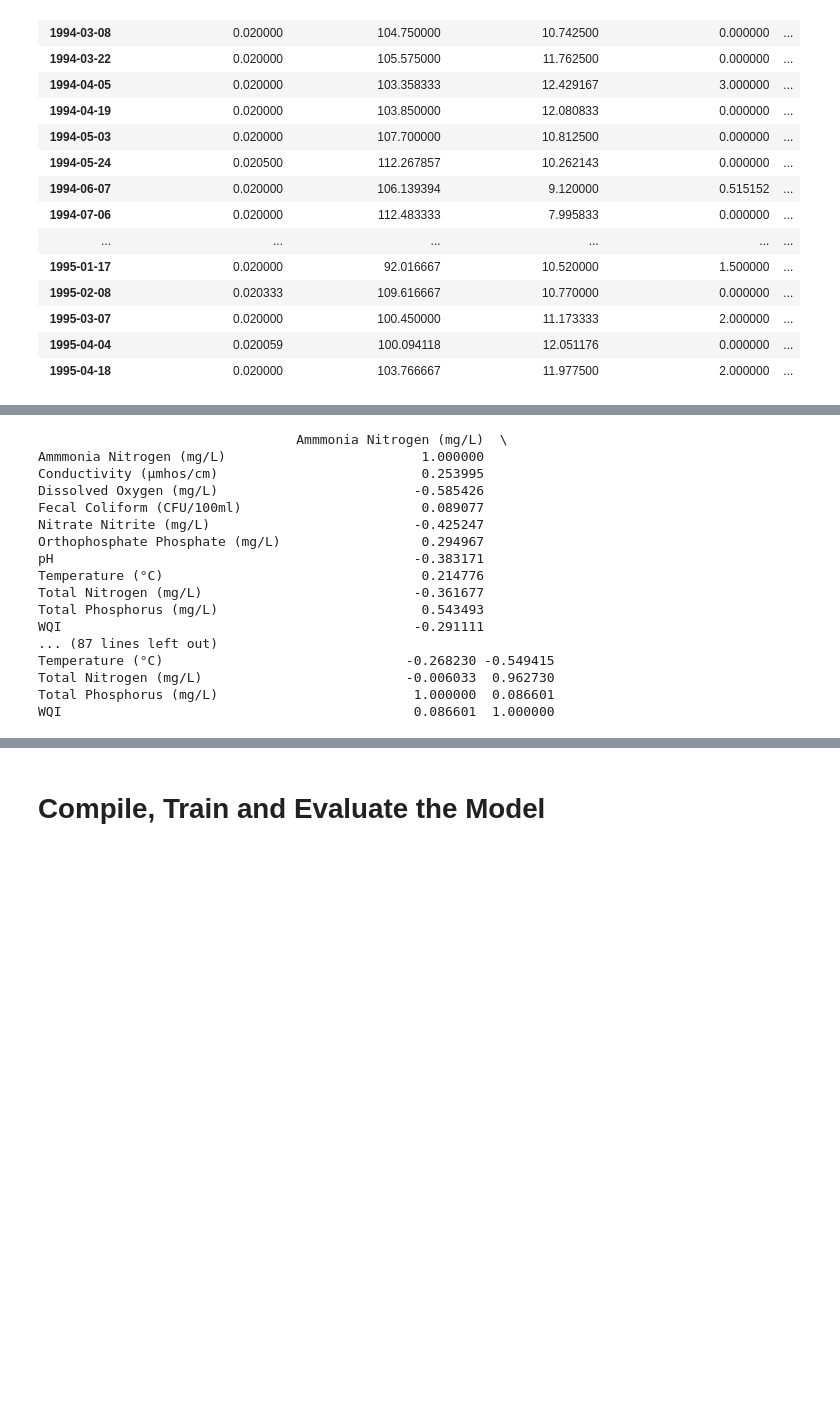
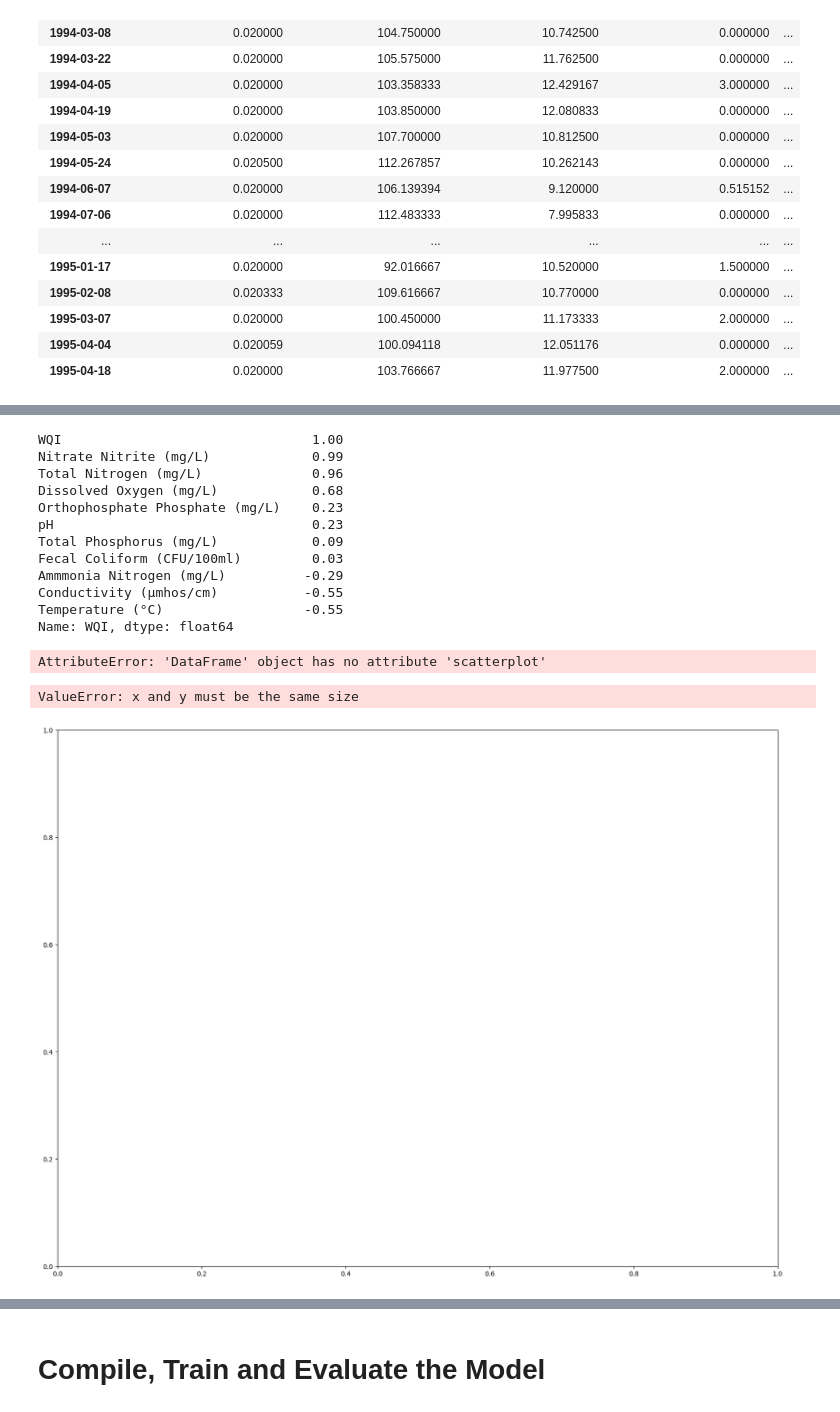
Before and after one commit to gothwalritu/Water-qualtiy-predictor-with-time-sereis-forecasting, a Jupyter notebook: Ritu_Gothwal/Machine_learning_Ritu/First_trial_ANN.ipynb, the cells around one changed output, grey strips where cells are left out. Saved outputs shown, nothing was run; the diff lists cells and outputs as text; code cells hidden in the pictures; blank space fills up the shorter version.

Commit message:
Data preprocessing for machine_learning, regerssion analysis and first trial of ANN

```diff
--- a/Ritu_Gothwal/Machine_learning_Ritu/First_trial_ANN.ipynb
+++ b/Ritu_Gothwal/Machine_learning_Ritu/First_trial_ANN.ipynb
@@ -122,25 +150,33 @@ WQI_df_mean.head(20)
 # %%
-# Looking for correlations
+# Looking for the correlations between WQI and rest of the features
 
 corr_matrix = WQI_df_mean.corr()
 
-corr_matrix["WQI"].sort_values(ascending=False)
-print(corr_matrix )
+round(corr_matrix["WQI"],2).sort_values(ascending=False)
 # %% [output]
-                                 Ammmonia Nitrogen (mg/L)  \
-Ammmonia Nitrogen (mg/L)                         1.000000
-Conductivity (µmhos/cm)                          0.253995
-Dissolved Oxygen (mg/L)                         -0.585426
-Fecal Coliform (CFU/100ml)                       0.089077
-Nitrate Nitrite (mg/L)                          -0.425247
-Orthophosphate Phosphate (mg/L)                  0.294967
-pH                                              -0.383171
-Temperature (°C)                                 0.214776
-Total Nitrogen (mg/L)                           -0.361677
-Total Phosphorus (mg/L)                          0.543493
-WQI                                             -0.291111
-... (87 lines left out)
-Temperature (°C)                               -0.268230 -0.549415
-Total Nitrogen (mg/L)                          -0.006033  0.962730
-Total Phosphorus (mg/L)                         1.000000  0.086601
-WQI                                             0.086601  1.000000
+WQI                                1.00
+Nitrate Nitrite (mg/L)             0.99
+Total Nitrogen (mg/L)              0.96
+Dissolved Oxygen (mg/L)            0.68
+Orthophosphate Phosphate (mg/L)    0.23
+pH                                 0.23
+Total Phosphorus (mg/L)            0.09
+Fecal Coliform (CFU/100ml)         0.03
+Ammmonia Nitrogen (mg/L)          -0.29
+Conductivity (µmhos/cm)           -0.55
+Temperature (°C)                  -0.55
+Name: WQI, dtype: float64
+# %%
+%matplotlib inline
+
+WQI_df_mean.scatterplot(figsize=(20,15), x=WQI_df_mean["WQI"], y=WQI_df_mean["Ammmonia Nitrogen (mg/L)", "Conductivity (µmhos/cm)", "Dissolved Oxygen (mg/L)", "Fecal Coliform (CFU/100ml)", "Nitrate Nitrite (mg/L)", "Orthophosphate Phosphate (mg/L)", "pH", "Temperature (°C)", "Total Nitrogen (mg/L)", "Total Phosphorus (mg/L)"])
+plt.show()
+# %% [output]
+AttributeError: 'DataFrame' object has no attribute 'scatterplot'
+# %%
+
+WQI_df_mean.plot(kind= "scatter",figsize=(20,15), x="WQI", y=["Ammmonia Nitrogen (mg/L)", "Conductivity (µmhos/cm)", "Dissolved Oxygen (mg/L)", "Fecal Coliform (CFU/100ml)", "Nitrate Nitrite (mg/L)", "Orthophosphate Phosphate (mg/L)", "pH", "Temperature (°C)", "Total Nitrogen (mg/L)", "Total Phosphorus (mg/L)"])
+self._make_plot()
+# %% [output]
+ValueError: x and y must be the same size
+[figure, added]
```
Also changed, not shown: parts of 22 cells of this notebook.
